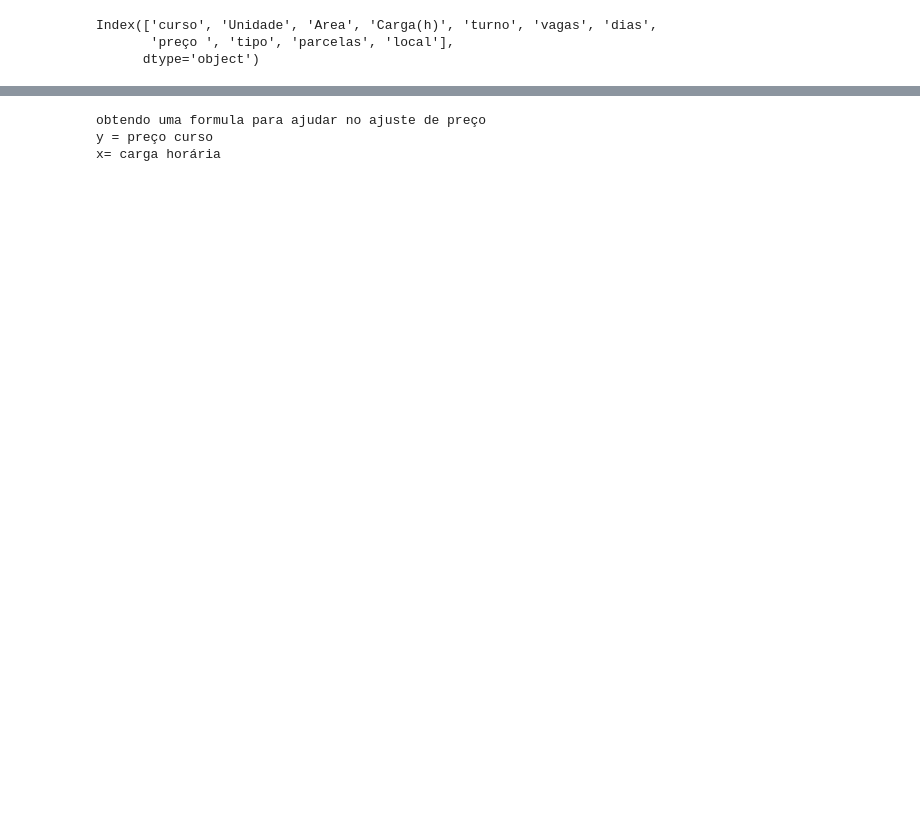
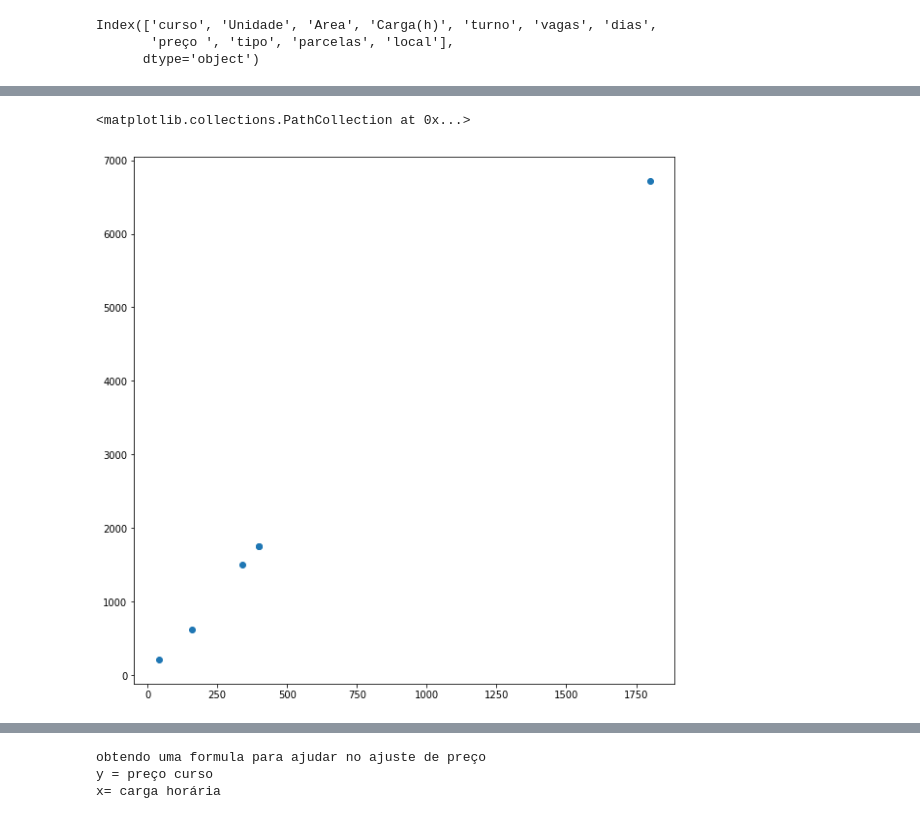
Before and after one commit to MarcoAurello/Estudo-DataSets, a Jupyter notebook: analise curso UEP site senac 2018.ipynb, the cells around one changed output, grey strips where cells are left out. Drawn from its saved outputs; the diff is of its cells as text; code cells hidden in the pictures; blank space fills up the shorter version.

```diff
--- a/analise curso UEP site senac 2018.ipynb
+++ b/analise curso UEP site senac 2018.ipynb
@@ -36,0 +47,3 @@ CursosUepSite['Area'].value_counts().plot(kind='barh')
+# %%
+CursoGestao = CursosUepSite[CursosUepSite['Area']== "gestão"]
+CursoSaude = CursosUepSite[CursosUepSite['Area']== "saude"]
@@ -37,3 +90,14 @@ CursosUepSite['Area'].value_counts().plot(kind='barh')
+# %%
+plt.rcParams['figure.figsize'] = (10,10)
+x = CursoSaude['Carga(h)']
+y = CursoSaude['preco']
+
+# plot grafico de dispersao
+#cruzando os dados de carga (h) e preço do curso
+plt.scatter(x, y)
+# %% [output]
+<matplotlib.collections.PathCollection at 0x...>
+[figure, added]
 # %%
 #separados por turno
 CursosUepSite['turno'].value_counts().plot(kind='barh')
```
Also changed, not shown: parts of 14 cells of this notebook.
